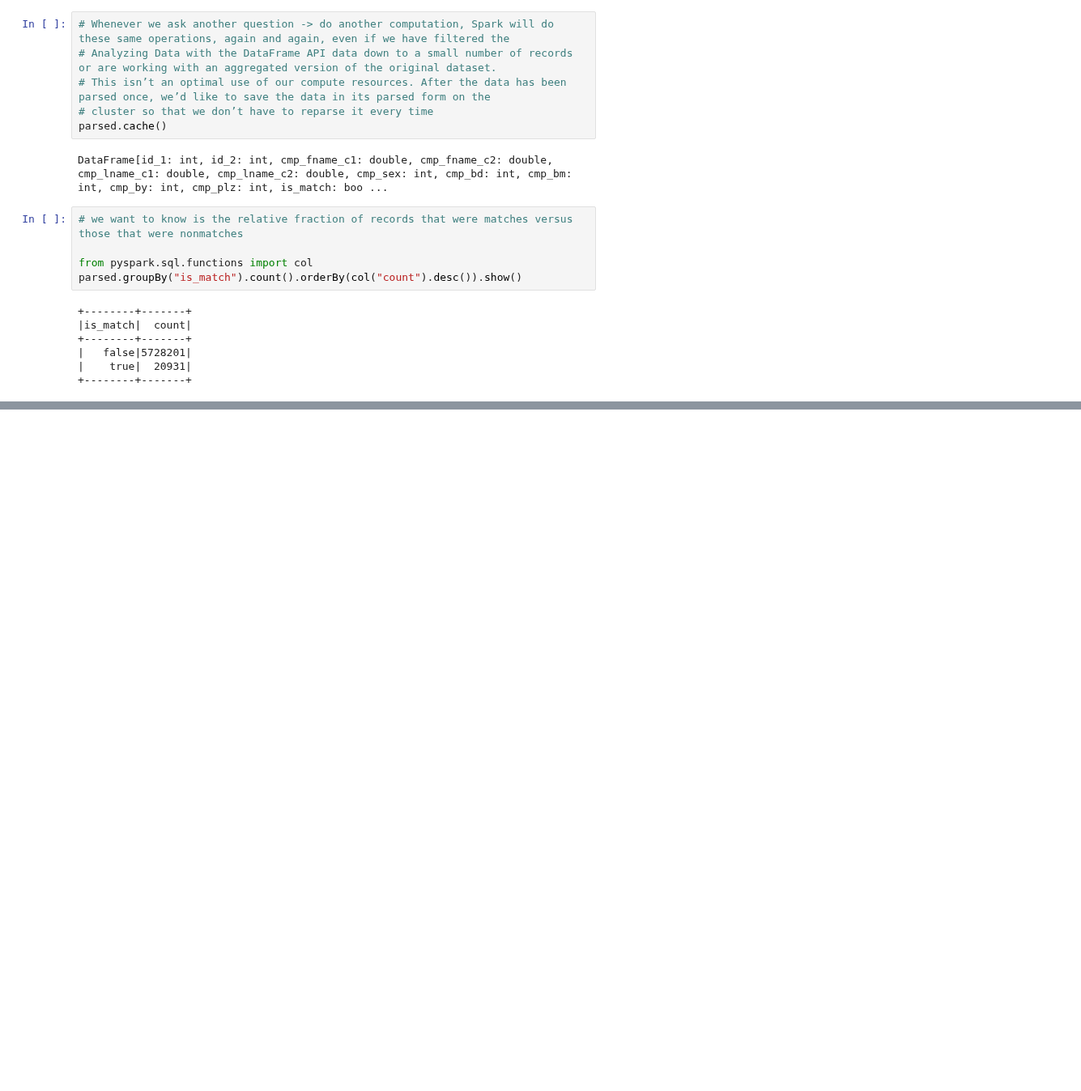
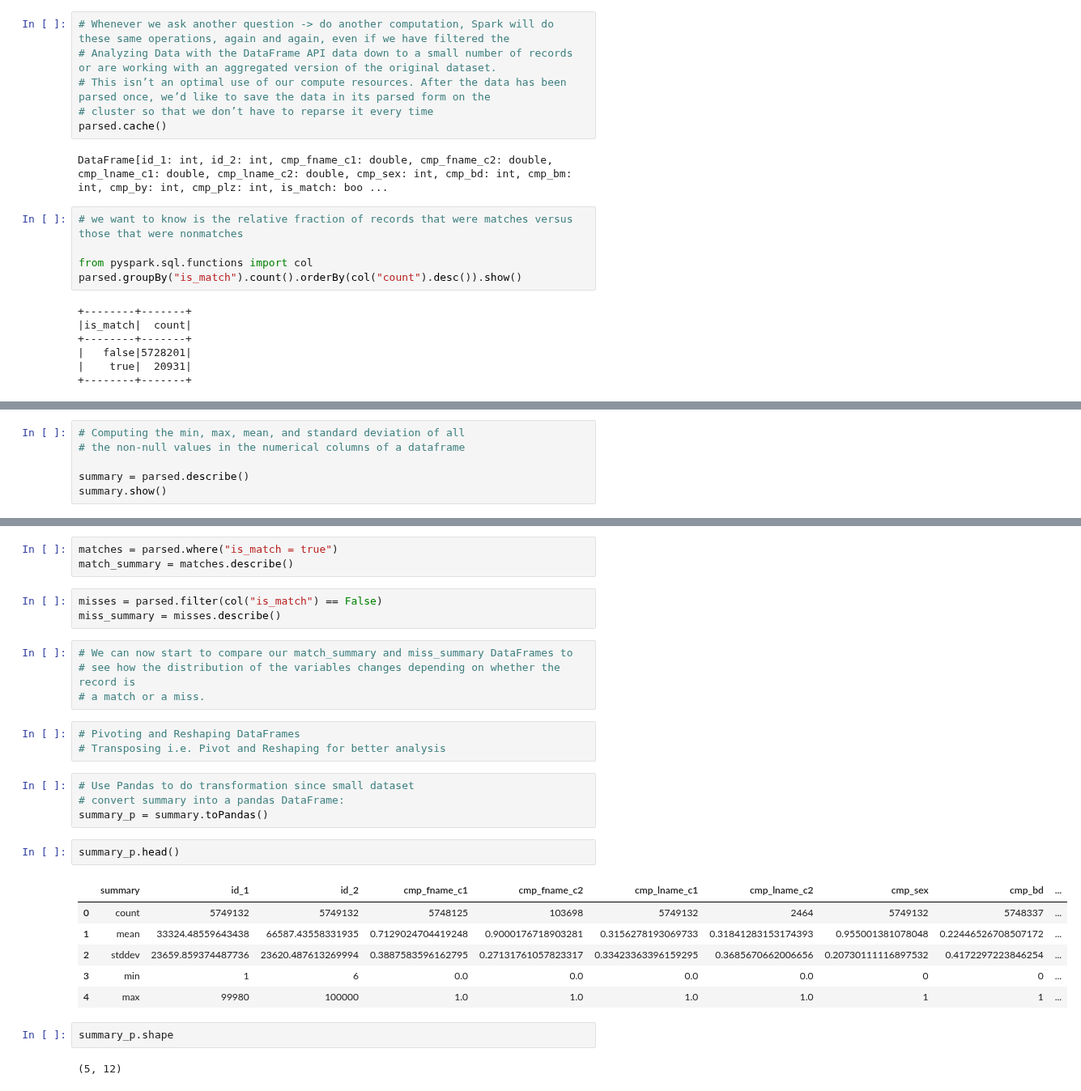
Before and after one commit to bsb4018/pyspark_experiments_b41, a Jupyter notebook: exp1/pyspark12.ipynb, the cells around one changed output, grey strips where cells are left out. Shown at 81% size. Saved outputs shown, nothing was run; the diff lists cells and outputs as text; blank space fills up the shorter version.

Commit message:
Data Analysis PySpark DataFeame Functions

```diff
--- a/exp1/pyspark12.ipynb
+++ b/exp1/pyspark12.ipynb
@@ -117,0 +149,6 @@ parsed.agg(avg("cmp_sex"), stddev("cmp_sex")).show()
+# %%
+# Computing the min, max, mean, and standard deviation of all
+# the non-null values in the numerical columns of a dataframe
+
+summary = parsed.describe()
+summary.show()
@@ -117,0 +184,30 @@ parsed.agg(avg("cmp_sex"), stddev("cmp_sex")).show()
+# %%
+matches = parsed.where("is_match = true")
+match_summary = matches.describe()
+# %%
+misses = parsed.filter(col("is_match") == False)
+miss_summary = misses.describe()
+# %%
+# We can now start to compare our match_summary and miss_summary DataFrames to
+# see how the distribution of the variables changes depending on whether the record is
+# a match or a miss.
+# %%
+# Pivoting and Reshaping DataFrames
+# Transposing i.e. Pivot and Reshaping for better analysis
+# %%
+# Use Pandas to do transformation since small dataset
+# convert summary into a pandas DataFrame:
+summary_p = summary.toPandas()
+# %%
+summary_p.head()
+# %% [output]
+|  | summary | id_1 | id_2 | cmp_fname_c1 | cmp_fname_c2 | cmp_lname_c1 | cmp_lname_c2 | cmp_sex | cmp_bd | ... |
+| 0 | count | 5749132 | 5749132 | 5748125 | 103698 | 5749132 | 2464 | 5749132 | 5748337 | ... |
+| 1 | mean | 33324.48559643438 | 66587.43558331935 | 0.7129024704419248 | 0.9000176718903281 | 0.3156278193069733 | 0.31841283153174393 | 0.955001381078048 | 0.22446526708507172 | ... |
+| 2 | stddev | 23659.859374487736 | 23620.487613269994 | 0.3887583596162795 | 0.27131761057823317 | 0.33423363396159295 | 0.3685670662006656 | 0.20730111116897532 | 0.4172297223846254 | ... |
+| 3 | min | 1 | 6 | 0.0 | 0.0 | 0.0 | 0.0 | 0 | 0 | ... |
+| 4 | max | 99980 | 100000 | 1.0 | 1.0 | 1.0 | 1.0 | 1 | 1 | ... |
+# %%
+summary_p.shape
+# %% [output]
+(5, 12)
```
Also changed, not shown: parts of 26 cells of this notebook.
